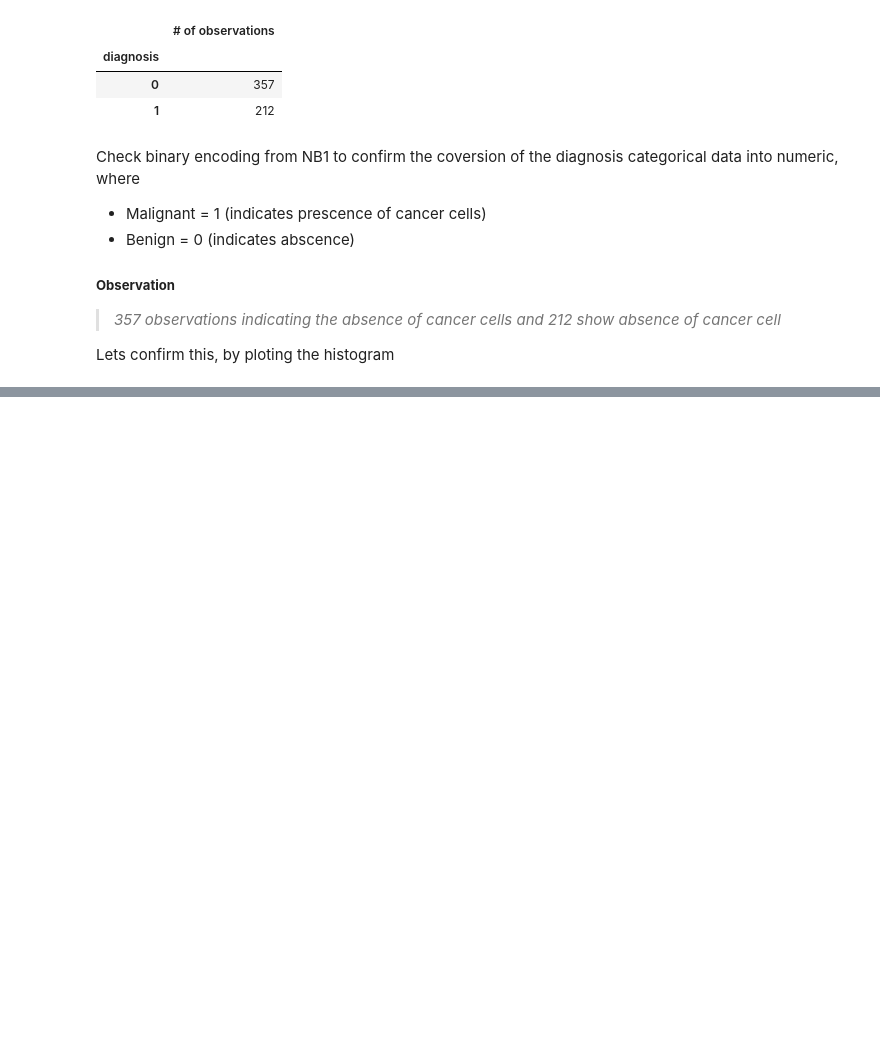
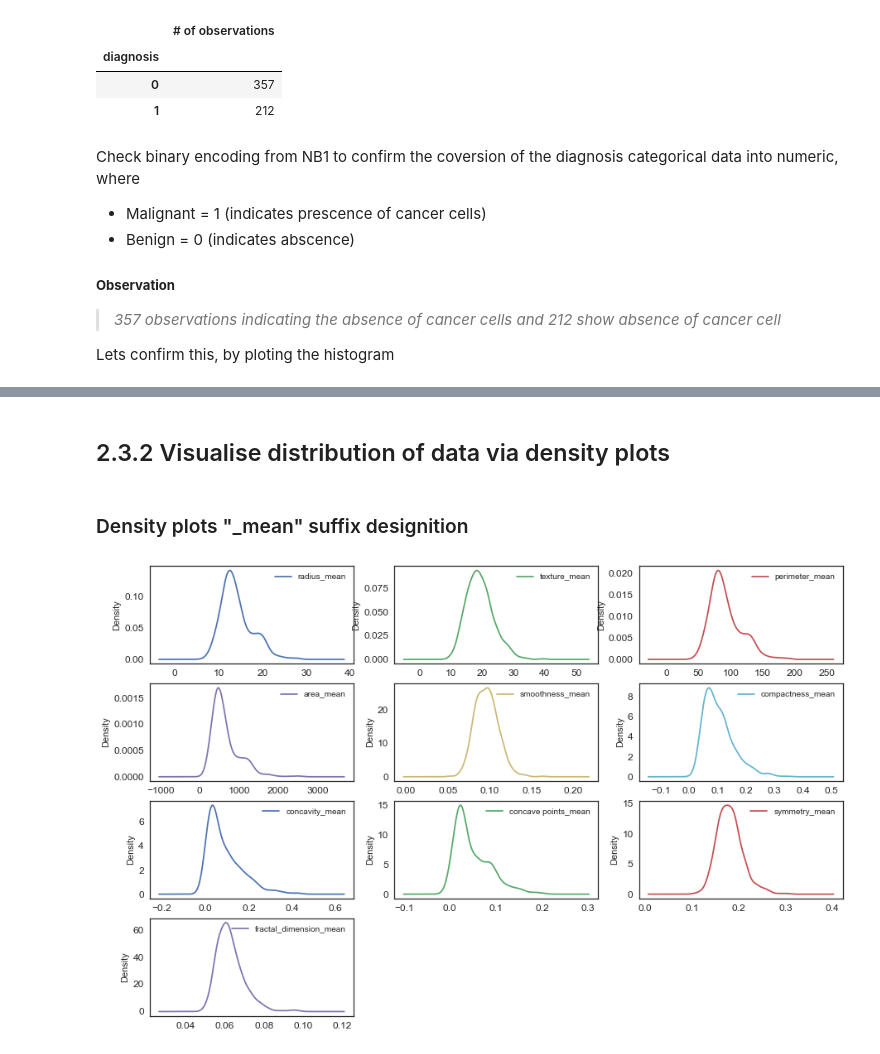
Before and after one commit to Jean-njoroge/Breast-cancer-risk-prediction, a Jupyter notebook: NB2_ExploratoryDataAnalysis.ipynb, the cells around one changed output, grey strips where cells are left out. Saved outputs shown, nothing was run; the diff lists cells and outputs as text; code cells hidden in the pictures; blank space fills up the shorter version.

```diff
--- a/NB2_ExploratoryDataAnalysis.ipynb
+++ b/NB2_ExploratoryDataAnalysis.ipynb
@@ -177,0 +180,10 @@ for column in data:
+# %% [markdown]
+## 2.3.2 Visualise distribution of data via density plots
+# %% [markdown]
+### Density plots "_mean" suffix designition
+# %%
+#Density Plots
+plt = data_mean.plot(kind= 'density', subplots=True, layout=(4,3), sharex=False,
+                     sharey=False,fontsize=12, figsize=(15,10))
+# %% [output]
+[figure, added]
```
Also changed, not shown: parts of 49 cells of this notebook.
